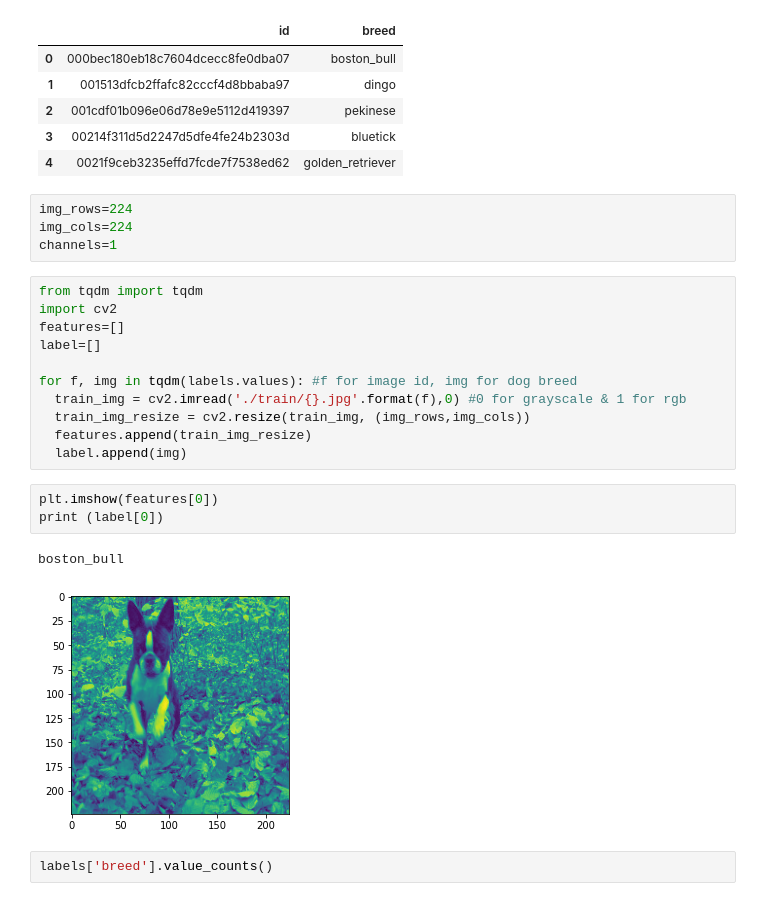
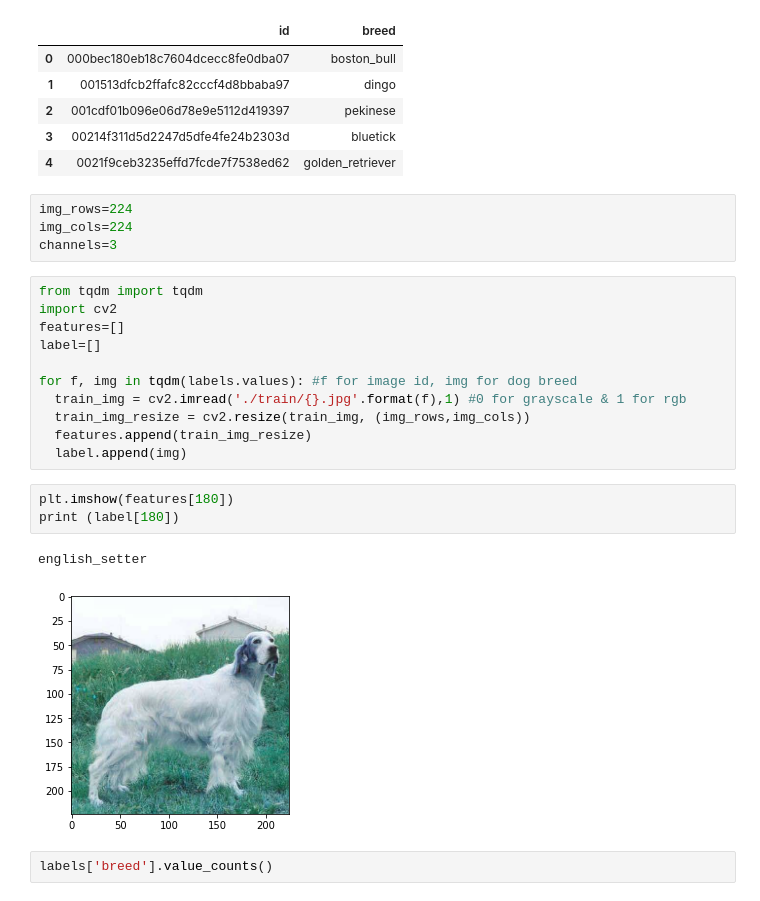
Before and after one commit to debajyotid/Using-CNN-to-classify-Dog-Breeds-based-on-images, a Jupyter notebook: Using_CNN_to_classify_Dog_Breeds.ipynb, the cells around one changed output. Saved outputs shown, nothing was run; the diff lists cells and outputs as text.

```diff
--- a/Using_CNN_to_classify_Dog_Breeds.ipynb
+++ b/Using_CNN_to_classify_Dog_Breeds.ipynb
@@ -53,7 +53,7 @@ labels.head()
 # %%
 img_rows=224
 img_cols=224
-channels=1
+channels=3
 # %%
 from tqdm import tqdm
 import cv2
@@ -61,16 +61,16 @@ features=[]
 label=[]
 
 for f, img in tqdm(labels.values): #f for image id, img for dog breed
-  train_img = cv2.imread('./train/{}.jpg'.format(f),0) #0 for grayscale & 1 for rgb
+  train_img = cv2.imread('./train/{}.jpg'.format(f),1) #0 for grayscale & 1 for rgb
   train_img_resize = cv2.resize(train_img, (img_rows,img_cols))
   features.append(train_img_resize)
   label.append(img)
 # %%
-plt.imshow(features[0])
-print (label[0])
+plt.imshow(features[180])
+print (label[180])
 # %% [output]
-boston_bull
+english_setter
-[figure, old version]
+[figure, new version]
 # %%
 labels['breed'].value_counts()
 # %% [output]
```
Also changed, not shown: parts of 32 cells of this notebook.
